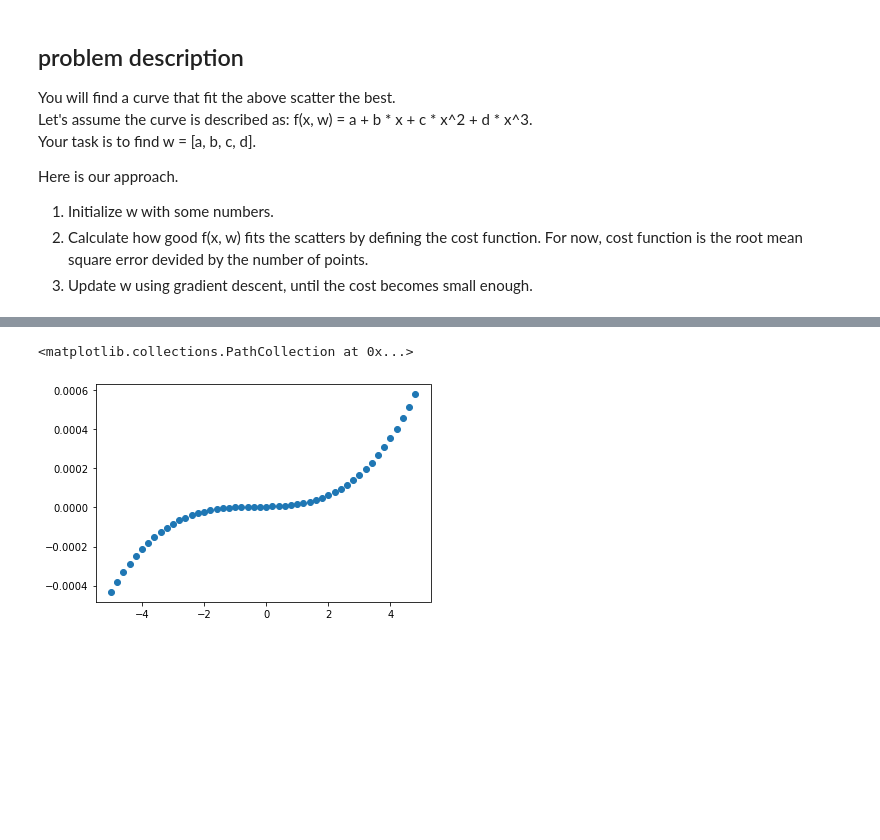
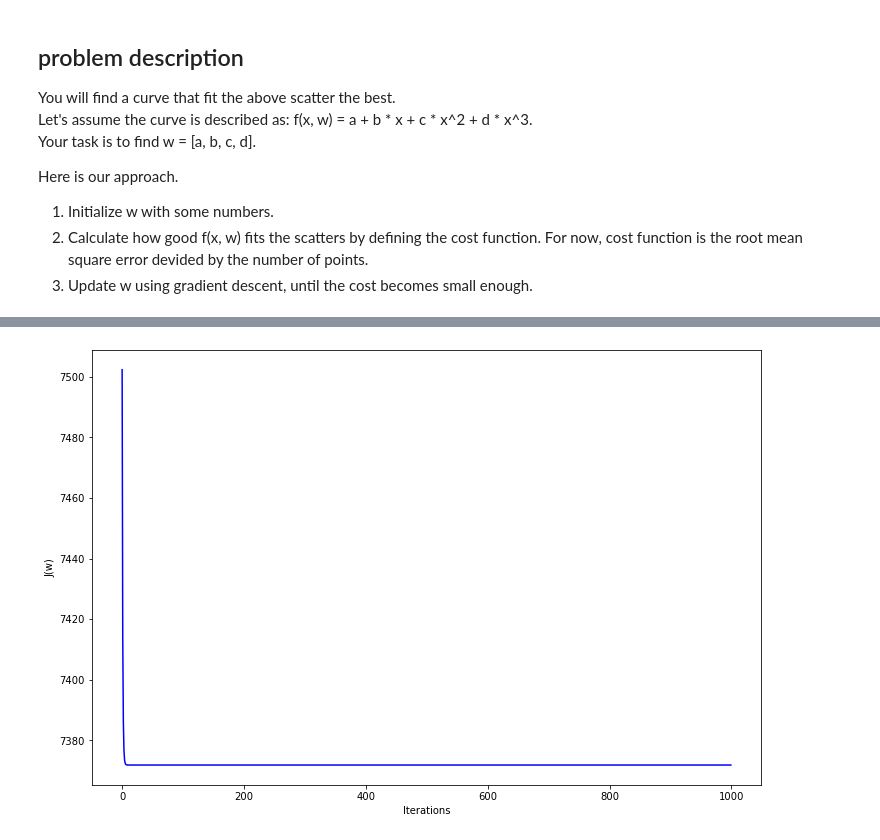
Before and after one commit to yemaozi88/speech_recognition_1, a Jupyter notebook: curve_fitting.ipynb, the cells around one changed output, grey strips where cells are left out. Saved outputs shown, nothing was run; the diff lists cells and outputs as text; code cells hidden in the pictures; blank space fills up the shorter version.

Commit message:
Modify the script Gradient Descent

```diff
--- a/curve_fitting.ipynb
+++ b/curve_fitting.ipynb
@@ -65 +59,11 @@ def cost_function(w, predictions, targets):
+# %%
+# define cost function.
+def cost_function(w, X, Y):
+    ### WRITE YOUR OWN CODES ###
+    m = len(Y)
+
+    Y_predict = f_(X, w)
+    cost = (1/(2*m)) * np.sum(np.square(Y_predict-Y))
+
+    return cost
 # %%
@@ -94,2 +74,19 @@ def update_w(w, X, Y):
+# %%
+# update w using gradient descent.
+def update_w(w, X, Y, learning_rate=0.01, iterations=100):
+    ### WRITE YOUR OWN CODES ###
+    m = len(Y)
+    cost_history = np.zeros(iterations)
+    w_history = np.zeros((iterations,4))
+
+    for it in range(iterations):
+
+        Y_predict = f_(X, w)
+
+        w = w -(1/m)*learning_rate*( X.T.dot((Y_predict - Y)))
+        w_history[it,:] =w.T
+        cost_history[it]  = cost_function(w,X,Y)
+
+    return w, cost_history, w_history
 # %%
 print(w)
@@ -101,6 +101,8 @@ print(w0)
-# %%
-Y_dash2 = f_(X, w0)
-plt.scatter(X, Y_dash2)
-# %% [output]
-<matplotlib.collections.PathCollection at 0x...>
-[figure, removed]
+# %%
+fig,ax = plt.subplots(figsize=(12,8))
+
+ax.set_ylabel('J(w)')
+ax.set_xlabel('Iterations')
+_=ax.plot(range(iteration),cost_history,'b-')
+# %% [output]
+[figure, added]
```
Also changed, not shown: parts of 8 cells of this notebook.
